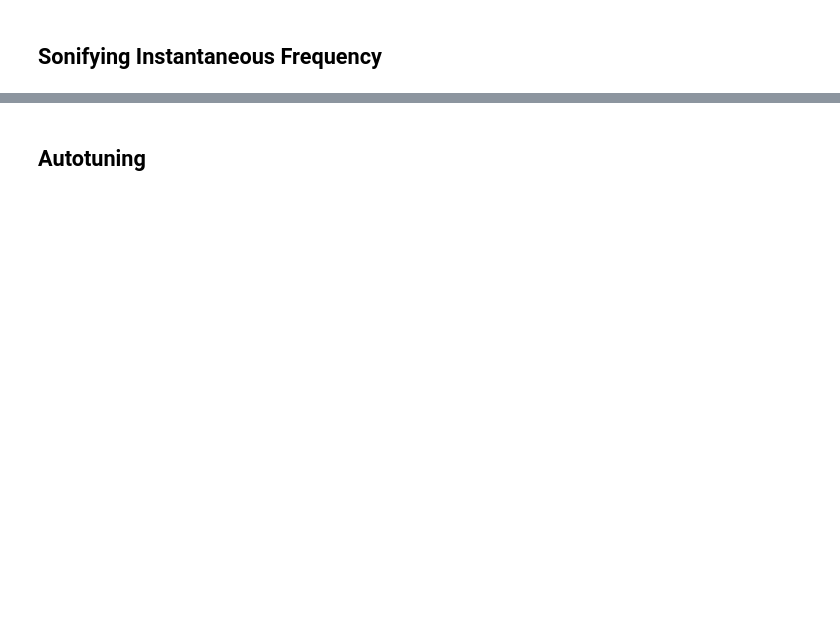
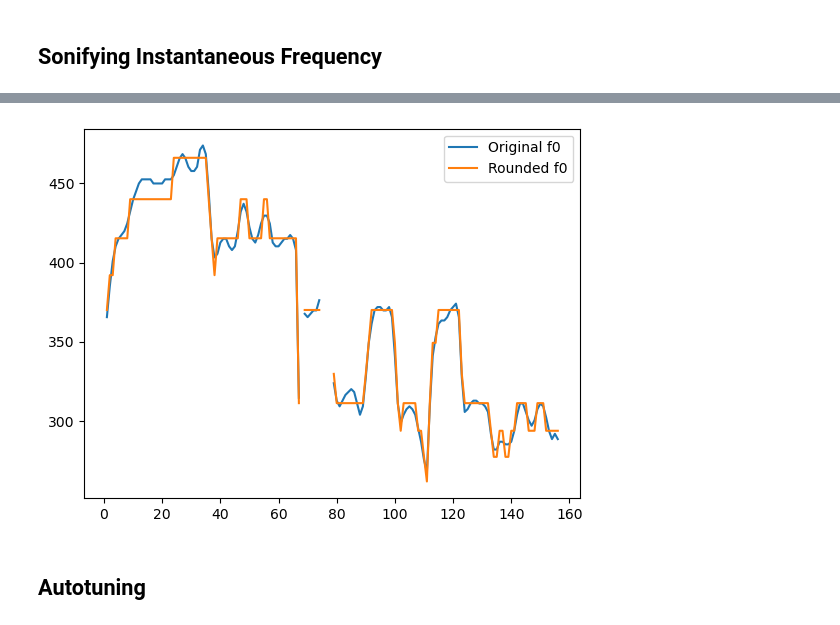
Before and after one commit to ursinus-cs372-s2023/Week11_Autotuner, a Jupyter notebook: Autotuning.ipynb, the cells around one changed output, grey strips where cells are left out. Saved outputs shown, nothing was run; the diff lists cells and outputs as text; code cells hidden in the pictures; blank space fills up the shorter version.

```diff
--- a/Autotuning.ipynb
+++ b/Autotuning.ipynb
@@ -26,15 +39,20 @@ plt.ylabel("Frequency (hz)")
 # %% [markdown]
 ## Sonifying Instantaneous Frequency
 # %%
-N = len(maxfreqs)
-df = np.zeros(N*hop_length) # Instantaneous frequency
-t = np.arange(hop_length)/sr
+def sonify_f0(maxfreqs, hop_length, sr):
+    N = len(maxfreqs)
+    df = np.zeros(N*hop_length) # Instantaneous frequency
+    t = np.arange(hop_length)/sr
+    ## TODO: Fill in df
+    for i in range(len(maxfreqs)):
+        if not np.isnan(maxfreqs[i]):
+            df[i*hop_length:(i+1)*hop_length] = maxfreqs[i]
 
-## TODO: Fill in df
+    # Integrate instantaneous frequency
+    f = np.cumsum(df)/sr
+    x = np.cos(2*np.pi*f)
+    x = np.sign(x)*np.abs(x)**0.5
+    return x
 
-
-# Integrate instantaneous frequency
-f = np.cumsum(df)/sr
-x = np.cos(2*np.pi*f)
-x = np.sign(x)*np.abs(x)**0.5
+x = sonify_f0(maxfreqs, hop_length, sr)
 ipd.Audio(x, rate=sr)
@@ -43,2 +71,13 @@ ipd.Audio(x, rate=sr)
 # %%
 ## TODO: Fill this in
+p = 12*np.log2(maxfreqs/440)
+p = np.round(p) # Round each note number to the nearest integer
+maxfreqs_round = 440*(2**(p/12))
+
+plt.plot(maxfreqs)
+plt.plot(maxfreqs_round)
+plt.legend(["Original f0", "Rounded f0"])
+
+x = sonify_f0(maxfreqs_round, hop_length, sr)
+ipd.Audio(x, rate=sr)
+# %% [output]
@@ -45,3 +85,4 @@ ipd.Audio(x, rate=sr)
+[figure, added]
 # %% [markdown]
 ## Autotuning
 # %%
```
Also changed, not shown: parts of 13 cells of this notebook.
